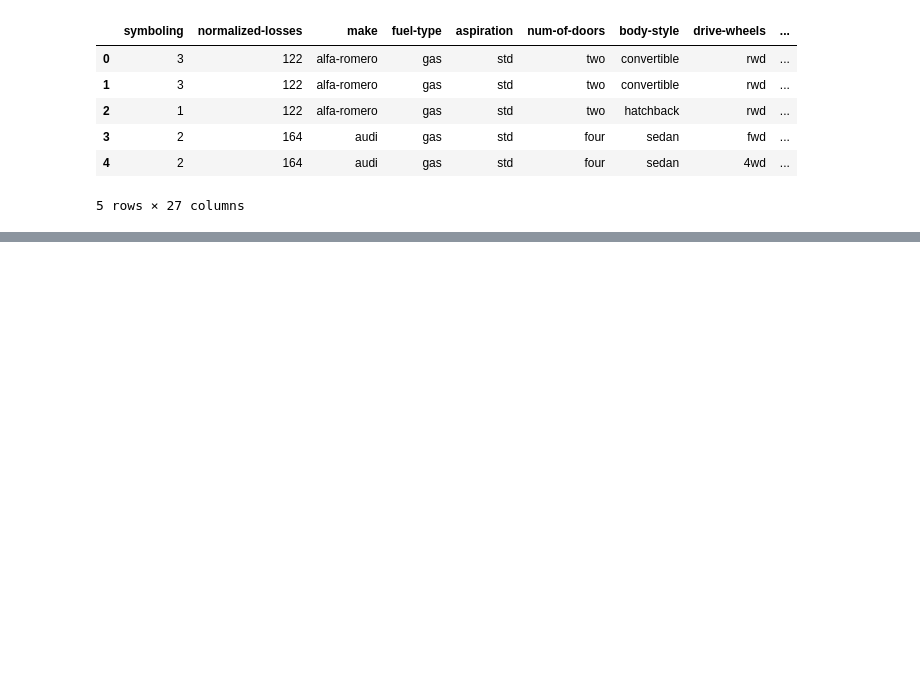
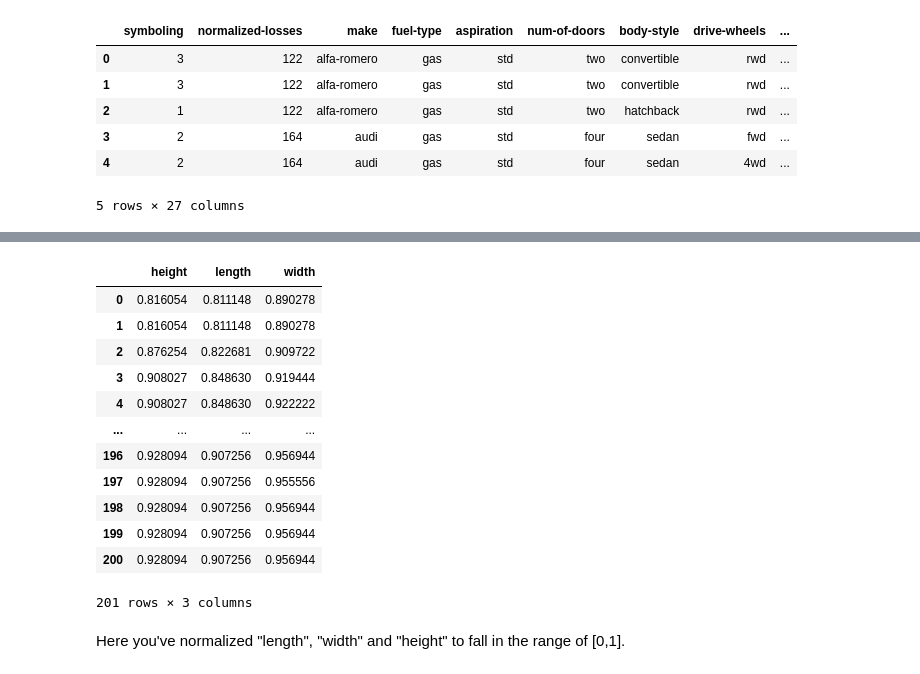
Before and after one commit to sayanarajasekhar/pandas, a Jupyter notebook: Data_Wrangling.ipynb, the cells around one changed output, grey strips where cells are left out. Cells and saved outputs as stored; diff of their text form; code cells hidden in the pictures; blank space fills up the shorter version.

```diff
--- a/Data_Wrangling.ipynb
+++ b/Data_Wrangling.ipynb
@@ -451,0 +478,19 @@ df.head()
+# %%
+df['height'] = df['height']/df['height'].max()
+df[['height', 'length', 'width']]
+# %% [output]
+|  | height | length | width |
+| 0 | 0.816054 | 0.811148 | 0.890278 |
+| 1 | 0.816054 | 0.811148 | 0.890278 |
+| 2 | 0.876254 | 0.822681 | 0.909722 |
+| 3 | 0.908027 | 0.848630 | 0.919444 |
+| 4 | 0.908027 | 0.848630 | 0.922222 |
+| ... | ... | ... | ... |
+| 196 | 0.928094 | 0.907256 | 0.956944 |
+| 197 | 0.928094 | 0.907256 | 0.955556 |
+| 198 | 0.928094 | 0.907256 | 0.956944 |
+| 199 | 0.928094 | 0.907256 | 0.956944 |
+| 200 | 0.928094 | 0.907256 | 0.956944 |
+201 rows × 3 columns
+# %% [markdown]
+Here you've normalized "length", "width" and "height" to fall in the range of [0,1].
```
Also changed, not shown: parts of 9 cells of this notebook.
